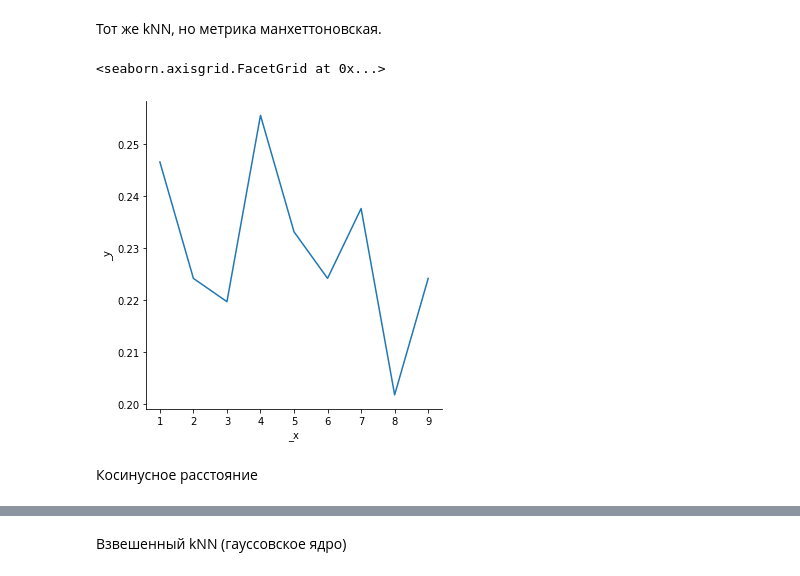
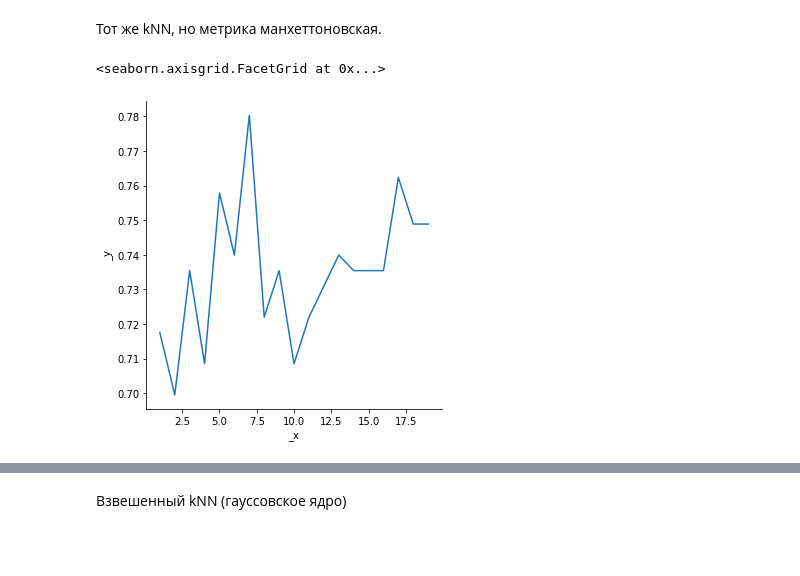
Before and after one commit to shehamane/kurilib-ml, a Jupyter notebook: metric methods.ipynb, the cells around one changed output, grey strips where cells are left out. Saved outputs shown, nothing was run; the diff lists cells and outputs as text; code cells hidden in the pictures; blank space fills up the shorter version.

Commit message:
removed exhaustive search, kdtree added

```diff
--- a/metric methods.ipynb
+++ b/metric methods.ipynb
@@ -57,11 +57,11 @@ from quality_functional import Accuracy
 
 accuracies = []
 
-for k in range(1, 10):
+for k in range(1, 20):
     kNN = kNearestNeighbors(k=k, X = X_train, y = y_train, metric='euclidian',
-                                choice_method='maxentry', search_method='exhaustive')
+                                choice_method='popular', search_method='kdtree')
     y_pred = kNN.predict(X_test)
     accuracies.append(Accuracy.get_accuracy(y_pred, y_test.to_numpy()))
-sns.relplot(x=list(range(1, 10)), y=accuracies, kind='line')
+sns.relplot(x=list(range(1, 20)), y=accuracies, kind='line')
 # %% [output]
 <seaborn.axisgrid.FacetGrid at 0x...>
@@ -73,14 +73,12 @@ sns.relplot(x=list(range(1, 10)), y=accuracies, kind='line')
 # %%
 accuracies = []
 
-for k in range(1, 10):
+for k in range(1, 20):
     kNN = kNearestNeighbors(k=k, X = X_train, y = y_train, metric='manhattan',
-                                choice_method='maxentry', search_method='exhaustive')
+                                choice_method='popular', search_method='kdtree')
     y_pred = kNN.predict(X_test)
     accuracies.append(Accuracy.get_accuracy(y_pred, y_test.to_numpy()))
-sns.relplot(x=list(range(1, 10)), y=accuracies, kind='line')
+sns.relplot(x=list(range(1, 20)), y=accuracies, kind='line')
 # %% [output]
 <seaborn.axisgrid.FacetGrid at 0x...>
-[figure, old version]
+[figure, new version]
-# %% [markdown]
-Косинусное расстояние
```
Also changed, not shown: parts of 6 cells of this notebook, 1 other file.
